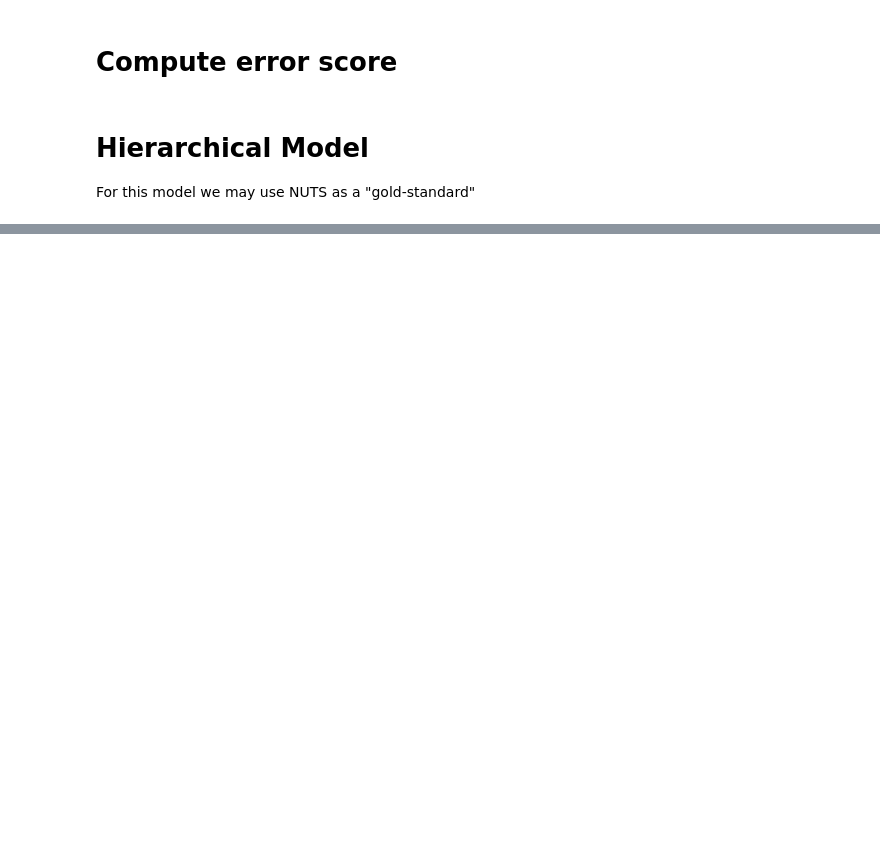
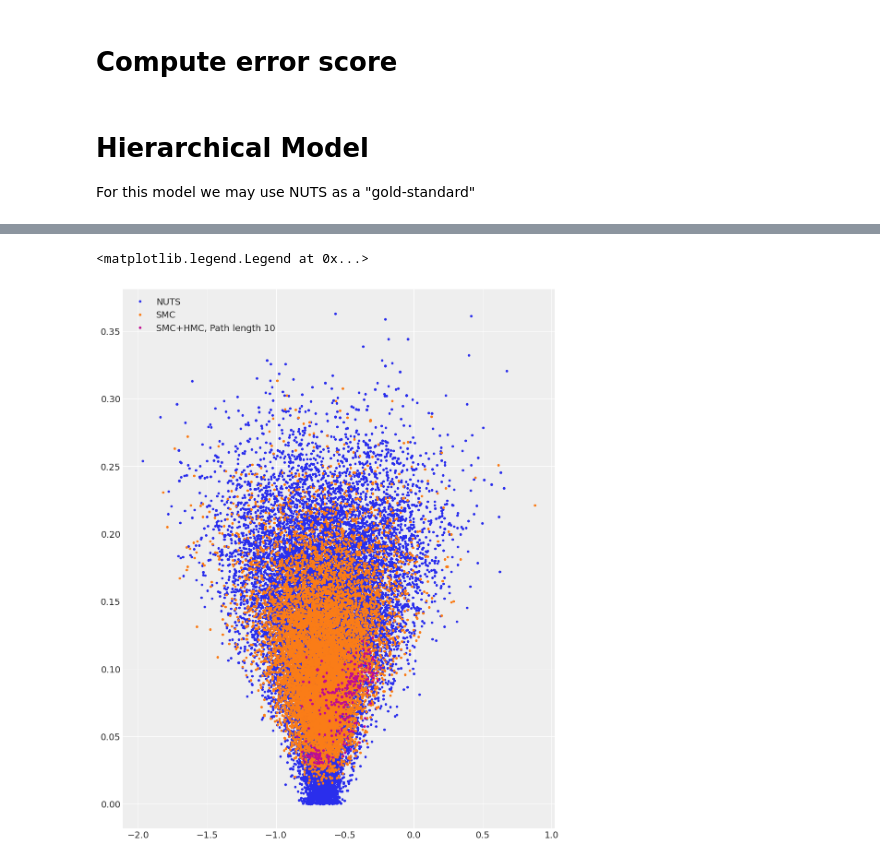
Before and after one commit to Grupo-de-modelado-probabilista/SMC_diagnostics, a Jupyter notebook: SMC_tests.ipynb, the cells around one changed output, grey strips where cells are left out. Drawn from its saved outputs; the diff is of its cells as text; code cells hidden in the pictures; blank space fills up the shorter version.

```diff
--- a/SMC_tests.ipynb
+++ b/SMC_tests.ipynb
@@ -183,5 +199,5 @@ with pm.Model() as hierarchical_model_non_centered:
     radon_like = pm.Normal('radon_like', mu=radon_est, sd=eps, observed=data.log_radon)
 # %%
 with hierarchical_model_non_centered:
-    idata_nuts_hierarchical = pm.sample(2000)
+    idata_nuts_hierarchical = pm.sample(5000)
 # %% [output]
@@ -233,0 +370,9 @@ plt.legend();
+# %%
+with hierarchical_model_non_centered:
+    idata_smc_hmc_hierarchical_6 = pm.sample_smc(50, kernel=pm.smc.HMC,
+                                       n_steps=4,
+                                       path_length=1000,
+                                       max_steps=50,
+                                       vars=None,
+                                       cores=1,
+                                       progressbar=True)
@@ -233,0 +403,12 @@ plt.legend();
+# %%
+nuts_posterior = idata_nuts_hierarchical.posterior.stack(samples=("chain", "draw"))
+smc_posterior = idata_smc_hierarchical.posterior.stack(samples=("chain", "draw"))
+smc_hmc_posterior_6 = idata_smc_hmc_hierarchical_6.posterior.stack(samples=("chain", "draw"))
+plt.figure(figsize=(10,12))
+plt.plot(nuts_posterior["b"].isel(b_dim_0=75), nuts_posterior["sigma_b"], '.C0', label="NUTS")
+plt.plot(smc_posterior["b"].isel(b_dim_0=75), smc_posterior["sigma_b"], '.C1', label="SMC")
+plt.plot(smc_hmc_posterior_6["b"].isel(b_dim_0=75), smc_hmc_posterior_6["sigma_b"], '.C3', label="SMC+HMC, Path length 10")
+plt.legend()
+# %% [output]
+<matplotlib.legend.Legend at 0x...>
+[figure, added]
```
Also changed, not shown: parts of 24 cells of this notebook.
